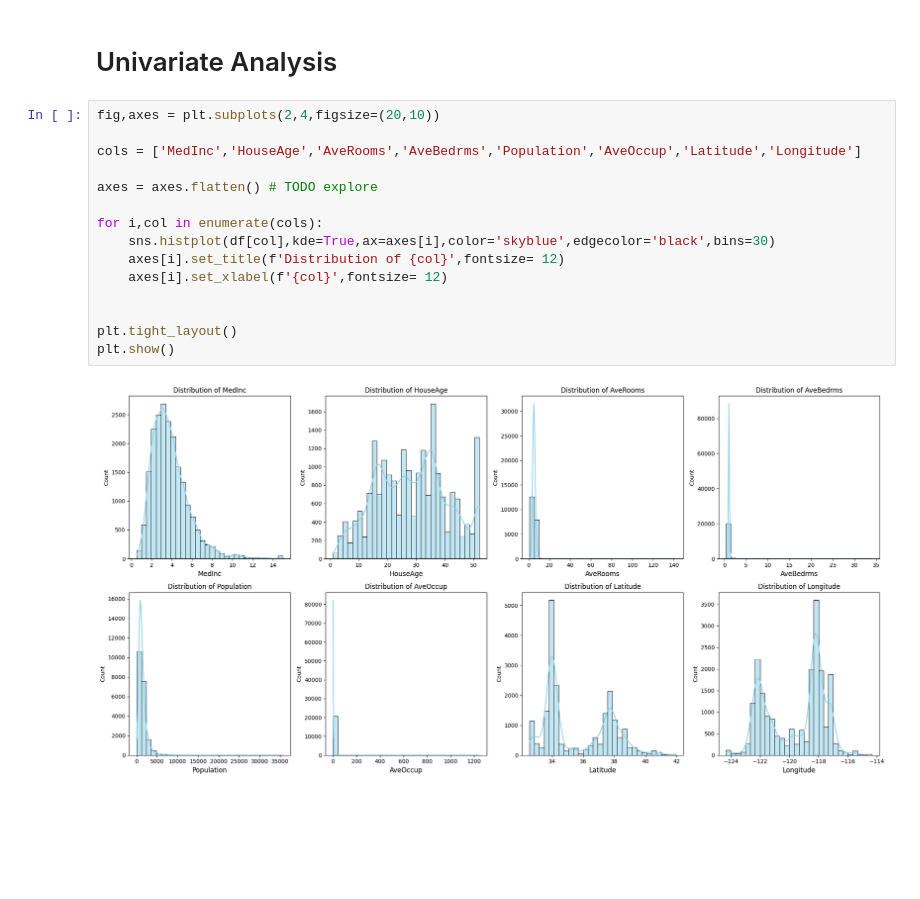
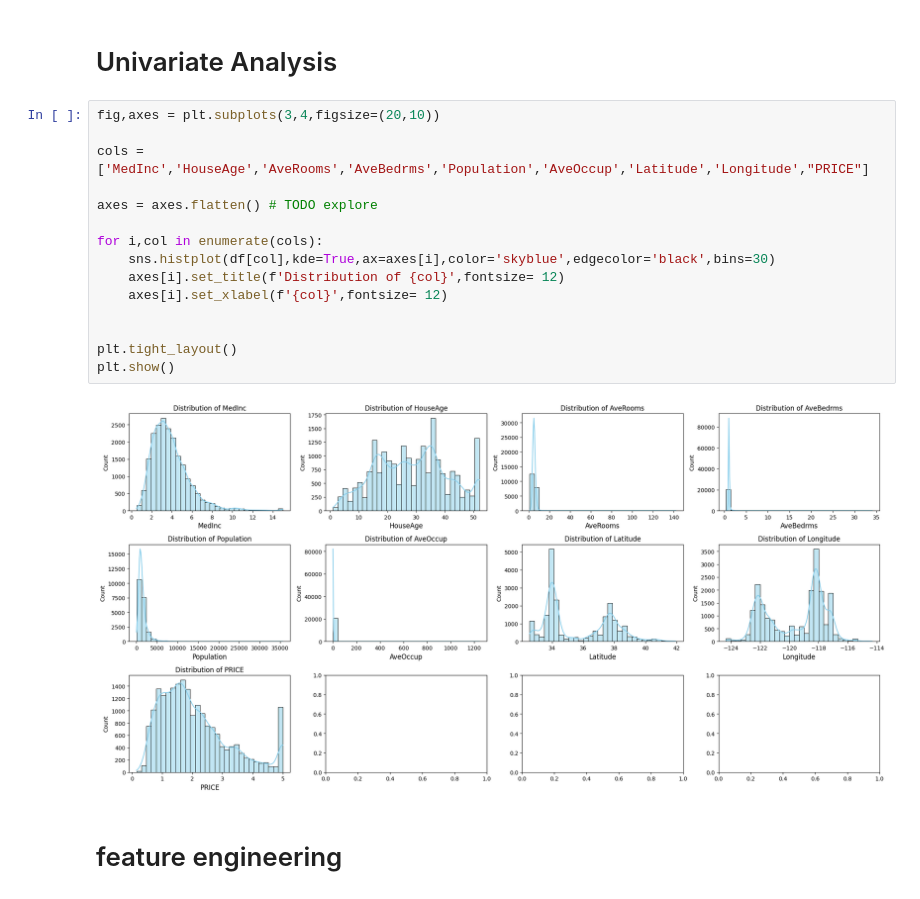
Before and after one commit to Netall0/ML, a Jupyter notebook: notebooks/MLinear.ipynb, the cells around one changed output. Saved outputs shown, nothing was run; the diff lists cells and outputs as text; blank space fills up the shorter version.

```diff
--- a/notebooks/MLinear.ipynb
+++ b/notebooks/MLinear.ipynb
@@ -111,19 +98,21 @@ memory usage: 1.4 MB
 # %% [markdown]
 # Univariate Analysis
 # %%
-fig,axes = plt.subplots(2,4,figsize=(20,10))
+fig,axes = plt.subplots(3,4,figsize=(20,10))
 
-cols = ['MedInc','HouseAge','AveRooms','AveBedrms','Population','AveOccup','Latitude','Longitude']
+cols = ['MedInc','HouseAge','AveRooms','AveBedrms','Population','AveOccup','Latitude','Longitude',"PRICE"]
 
 axes = axes.flatten() # TODO explore
 
 for i,col in enumerate(cols):
     sns.histplot(df[col],kde=True,ax=axes[i],color='skyblue',edgecolor='black',bins=30)
     axes[i].set_title(f'Distribution of {col}',fontsize= 12)
     axes[i].set_xlabel(f'{col}',fontsize= 12)
 
 
 plt.tight_layout()
 plt.show()
 # %% [output]
-[figure, old version]
+[figure, new version]
+# %% [markdown]
+# feature engineering
```
Also changed, not shown: parts of 37 cells of this notebook, 9 other files.
